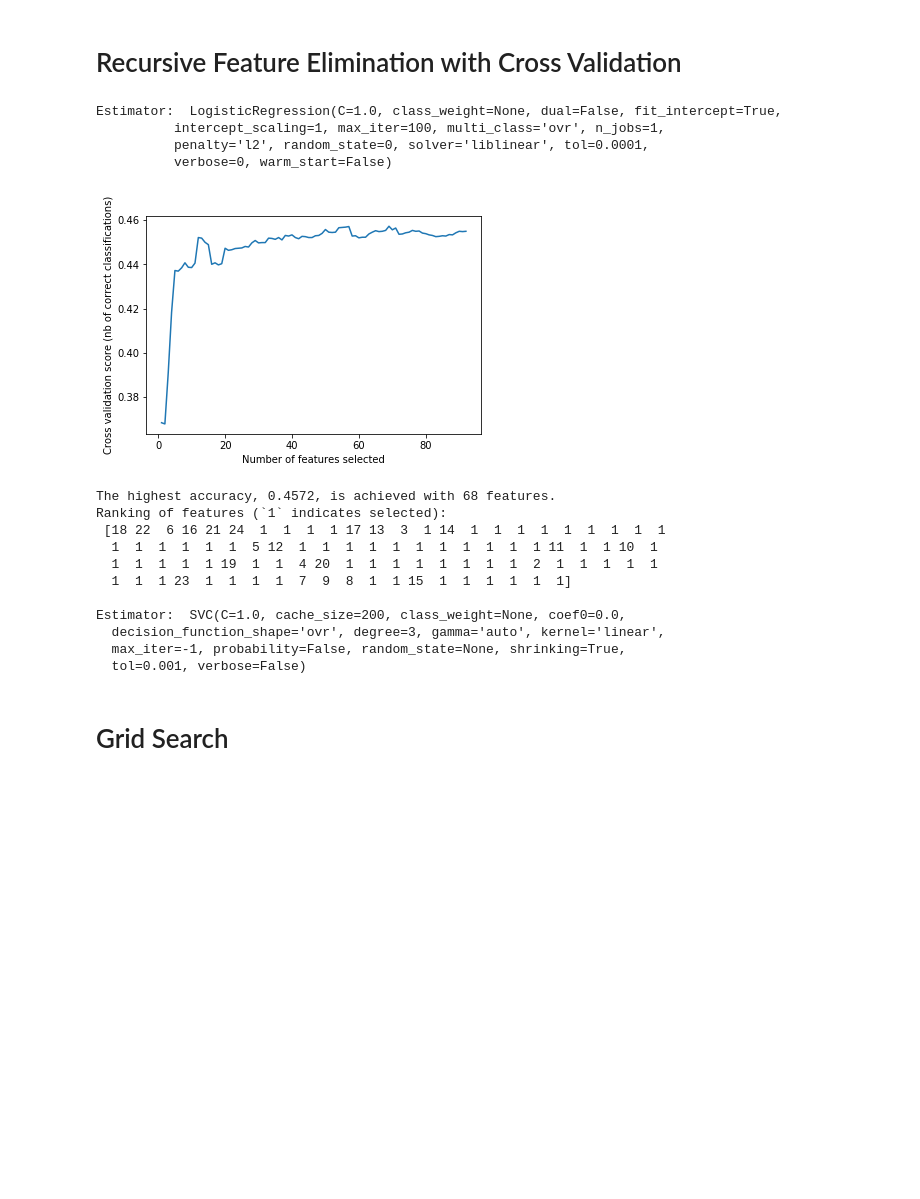
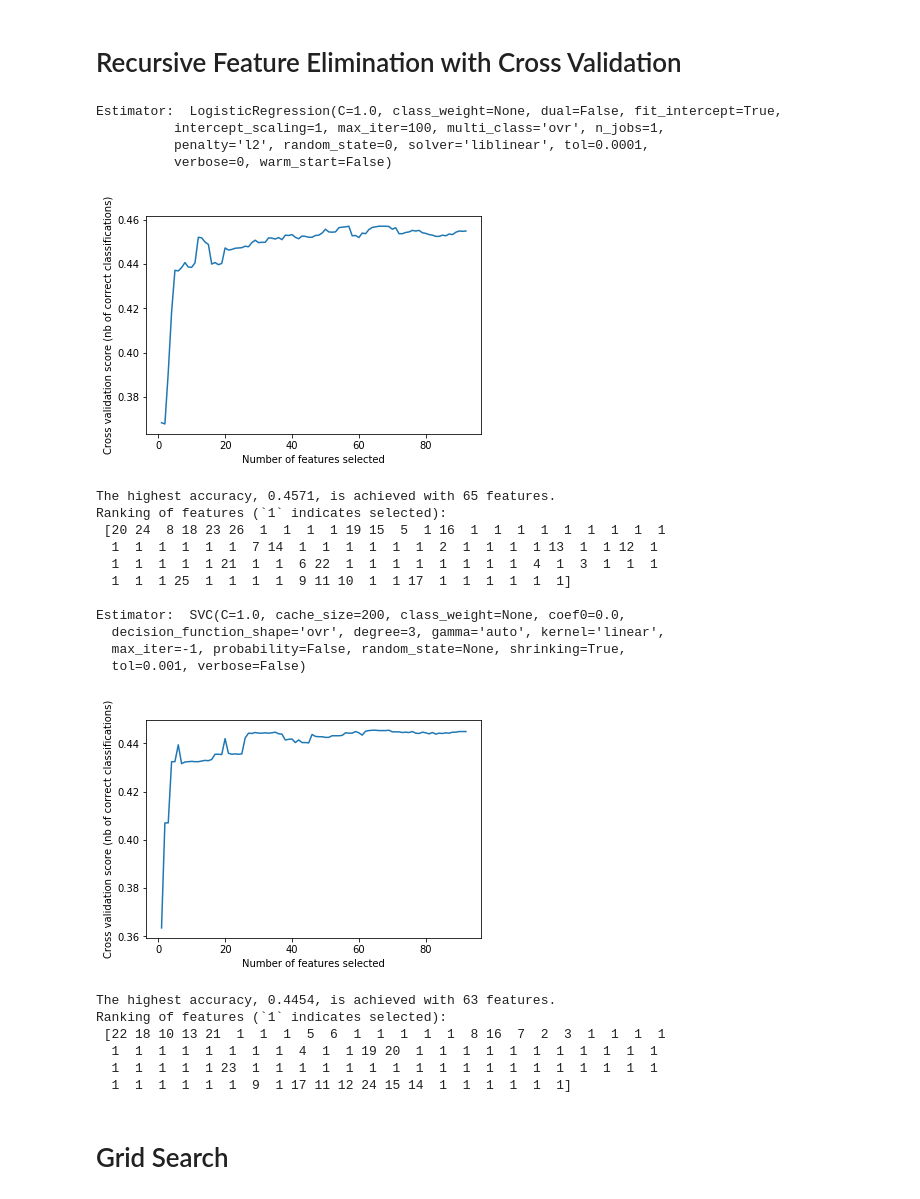
Before and after one commit to jamesdedon/763Project, a Jupyter notebook: deliverables/notebooks/bmi-classification.ipynb, the cells around one changed output. Cells and saved outputs as stored; diff of their text form; code cells hidden in the pictures; blank space fills up the shorter version.

```diff
--- a/deliverables/notebooks/bmi-classification.ipynb
+++ b/deliverables/notebooks/bmi-classification.ipynb
@@ -287,49 +289,63 @@ def get_optimum_features(X_train,
 # %%
 # Logistic Regression (from bmiClassify)
 from sklearn.linear_model import LogisticRegression
 logisticRegression = LogisticRegression(random_state=0)
 
 # Support Vector Machine: linear
 from sklearn.svm import SVC
 svc_linear = SVC(kernel='linear')
 
-# Support Vector Machine: rbf
-from sklearn.svm import SVC
-svc_rbf = SVC(kernel='rbf')
-
 estimators = [logisticRegression,
-              svc_linear,
-              svc_rbf]
+              svc_linear]
 outputs = {}
 from sklearn.model_selection import StratifiedKFold
 cv = StratifiedKFold(2)
 scoring = 'accuracy'
 
 for estimator in estimators:
     print('\nEstimator: ', estimator)
     output = get_optimum_features(X_train,
                                   y_train,
                                   estimator,
                                   cv,
                                   scoring)
     outputs[estimator] = output
+
+# Estimator:  LogisticRegression(C=1.0, class_weight=None, dual=False, fit_intercept=True,
+#           intercept_scaling=1, max_iter=100, multi_class='ovr', n_jobs=1,
+#           penalty='l2', random_state=0, solver='liblinear', tol=0.0001,
+#           verbose=0, warm_start=False)
+# The highest accuracy, 0.4571, is achieved with 65 features.
+
+# Estimator:  SVC(C=1.0, cache_size=200, class_weight=None, coef0=0.0,
+#   decision_function_shape='ovr', degree=3, gamma='auto', kernel='linear',
+#   max_iter=-1, probability=False, random_state=None, shrinking=True,
+#   tol=0.001, verbose=False)
+# The highest accuracy, 0.4454, is achieved with 63 features.
 # %% [output]
 Estimator:  LogisticRegression(C=1.0, class_weight=None, dual=False, fit_intercept=True,
           intercept_scaling=1, max_iter=100, multi_class='ovr', n_jobs=1,
           penalty='l2', random_state=0, solver='liblinear', tol=0.0001,
           verbose=0, warm_start=False)
-[figure, old version]
+[figure, new version]
-The highest accuracy, 0.4572, is achieved with 68 features.
+The highest accuracy, 0.4571, is achieved with 65 features.
 Ranking of features (`1` indicates selected):
- [18 22  6 16 21 24  1  1  1  1 17 13  3  1 14  1  1  1  1  1  1  1  1  1
-  1  1  1  1  1  1  5 12  1  1  1  1  1  1  1  1  1  1  1 11  1  1 10  1
-  1  1  1  1  1 19  1  1  4 20  1  1  1  1  1  1  1  1  2  1  1  1  1  1
-  1  1  1 23  1  1  1  1  7  9  8  1  1 15  1  1  1  1  1  1]
+ [20 24  8 18 23 26  1  1  1  1 19 15  5  1 16  1  1  1  1  1  1  1  1  1
+  1  1  1  1  1  1  7 14  1  1  1  1  1  1  2  1  1  1  1 13  1  1 12  1
+  1  1  1  1  1 21  1  1  6 22  1  1  1  1  1  1  1  1  4  1  3  1  1  1
+  1  1  1 25  1  1  1  1  9 11 10  1  1 17  1  1  1  1  1  1]
 
 Estimator:  SVC(C=1.0, cache_size=200, class_weight=None, coef0=0.0,
   decision_function_shape='ovr', degree=3, gamma='auto', kernel='linear',
   max_iter=-1, probability=False, random_state=None, shrinking=True,
   tol=0.001, verbose=False)
+[figure, added]
+The highest accuracy, 0.4454, is achieved with 63 features.
+Ranking of features (`1` indicates selected):
+ [22 18 10 13 21  1  1  1  5  6  1  1  1  1  1  8 16  7  2  3  1  1  1  1
+  1  1  1  1  1  1  1  1  4  1  1 19 20  1  1  1  1  1  1  1  1  1  1  1
+  1  1  1  1  1 23  1  1  1  1  1  1  1  1  1  1  1  1  1  1  1  1  1  1
+  1  1  1  1  1  1  9  1 17 11 12 24 15 14  1  1  1  1  1  1]
 # %% [markdown]
 # Grid Search
 # %%
```
Also changed, not shown: parts of 1 cell of this notebook, 1 other file.
